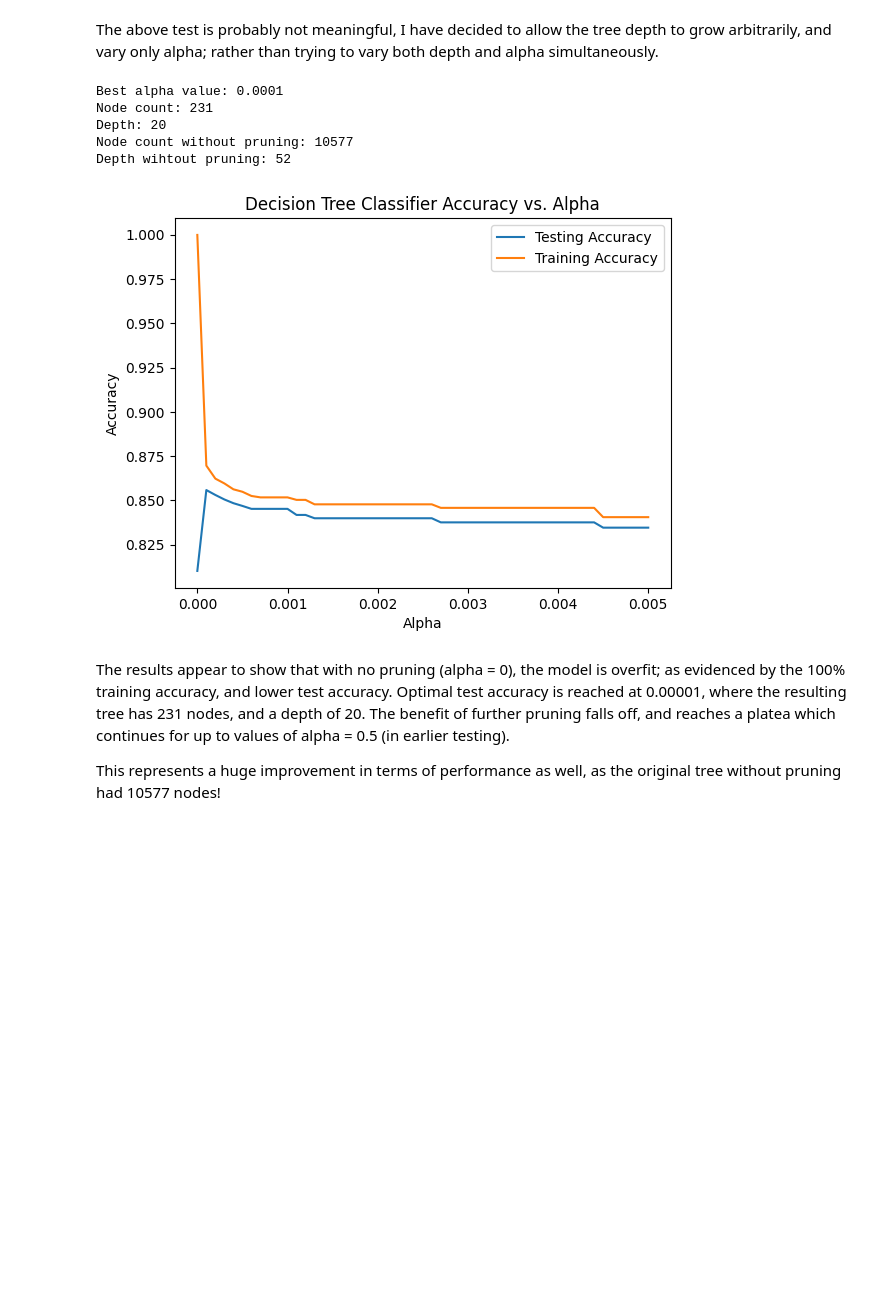
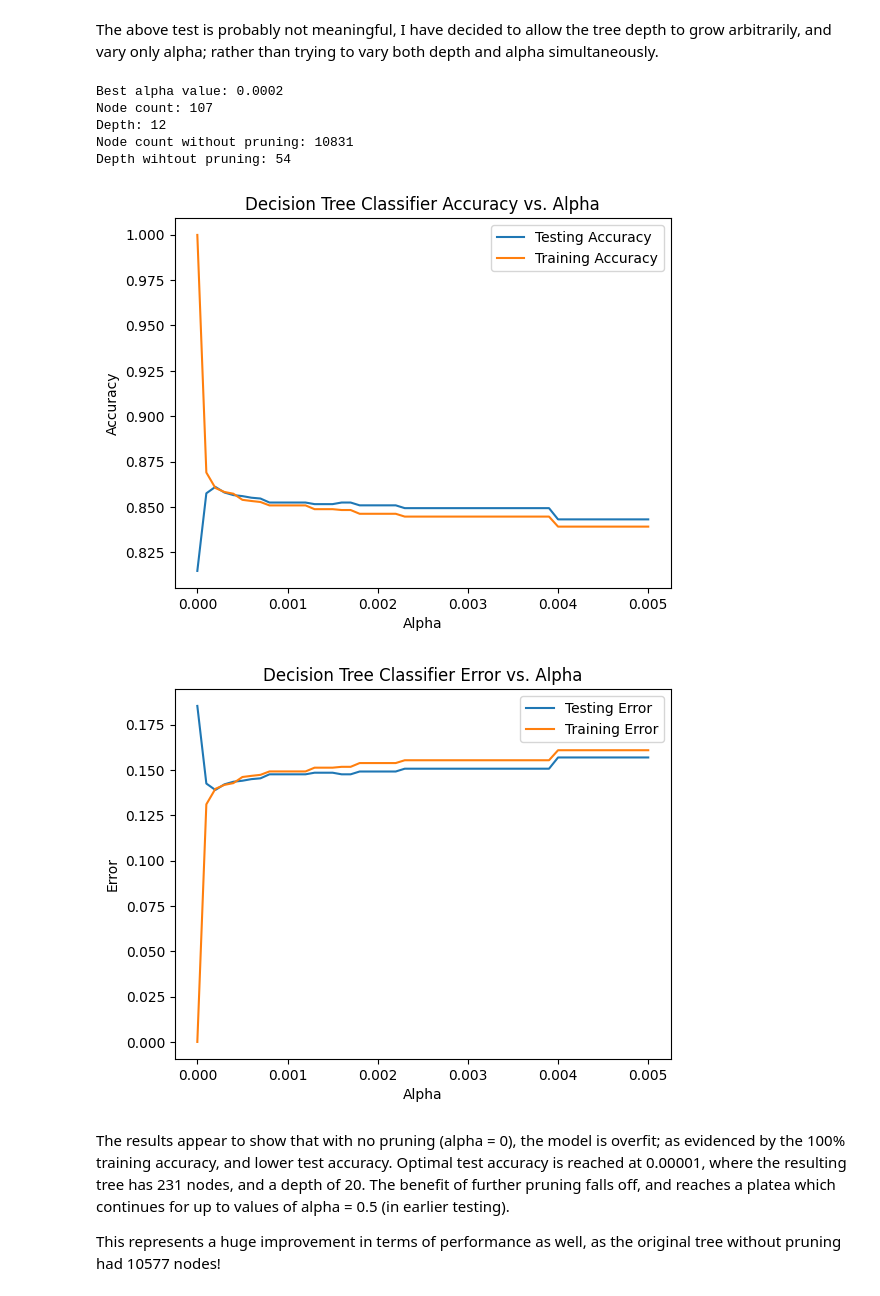
Before and after one commit to SeanMcAuliffe/data-mining, a Jupyter notebook: a1/a1_dt.ipynb, the cells around one changed output. Drawn from its saved outputs; the diff is of its cells as text; code cells hidden in the pictures; blank space fills up the shorter version.

```diff
--- a/a1/a1_dt.ipynb
+++ b/a1/a1_dt.ipynb
@@ -145,6 +129,9 @@ graph
 
 # Create a list of decision tree classifiers with different max_depth values
 # Keeping all other parameters at their default values
+
+X_train, y_train, X_test, y_test = split_dataset(0.8)
+
 dtc_list = []
 for i in range(2, 101):
     dtc_list.append(DecisionTreeClassifier(
@@ -164,17 +151,17 @@ for i in range(2, 101):
 
 # Train each decision tree classifier on the training data
 for i in range(len(dtc_list)):
-    dtc_list[i].fit(training_features, training_labels)
+    dtc_list[i].fit(X_train, y_train)
 
 # Measure the accuracy of each decision tree classifier on the testing data
 accuracy_list = []
 for i in range(len(dtc_list)):
-    accuracy_list.append(dtc_list[i].score(testing_features, testing_labels))
+    accuracy_list.append(dtc_list[i].score(X_test, y_test))
 
 # Measure the accuracy of each decision tree classifier against the training data
 training_accuracy_list = []
 for i in range(len(dtc_list)):
-    training_accuracy_list.append(dtc_list[i].score(training_features, training_labels))
+    training_accuracy_list.append(dtc_list[i].score(X_train, y_train))
 
 # Plot both testing and training accuracy  of each classifier against max_depth
 plt.plot(range(2, 101), accuracy_list, label="Testing Accuracy")
@@ -184,4 +171,17 @@ plt.xlabel("Max Depth")
 plt.ylabel("Accuracy")
 plt.legend()
 plt.show()
+
+# Convert accuracy into error
+error_list = [1 - accuracy for accuracy in accuracy_list]
+training_error_list = [1 - accuracy for accuracy in training_accuracy_list]
+
+# Plot the error graph
+plt.plot(range(2, 101), error_list, label="Testing Error")
+plt.plot(range(2, 101), training_error_list, label="Training Error")
+plt.title("Decision Tree Classifier Error vs. Max Depth")
+plt.xlabel("Max Depth")
+plt.ylabel("Error")
+plt.legend()
+plt.show()
 # %% [output]
@@ -282,6 +283,8 @@ The above test is probably not meaningful, I have decided to allow the tree dept
 # Allow the tree depth to grow arbitrarily
 # Use minimal cost complexity pruning as a post-pruning method to avoid overfitting
 # Plot the model accuracy against the value of alpha used in the pruning
+
+X_train, y_train, X_test, y_test = split_dataset(0.8)
 
 alpha_values = [0.0001*x for x in range(0, 51)]
 
@@ -304,51 +307,65 @@ for a in alpha_values:
 
 # Train each decision tree classifier on the training data
 for i in range(len(dtc_list)):
-    dtc_list[i].fit(training_features, training_labels)
+    dtc_list[i].fit(X_train, y_train)
 
 # Measure the accuracy of each decision tree classifier on the testing data
 accuracy_list = []
 for i in range(len(dtc_list)):
-    accuracy_list.append(dtc_list[i].score(testing_features, testing_labels))
+    accuracy_list.append(dtc_list[i].score(X_test, y_test))
 
 # Find the best alpha value
 best_alpha = alpha_values[accuracy_list.index(max(accuracy_list))]
 print("Best alpha value: " + str(best_alpha))
 
 # The node count at the best alpha is
 best_alpha_node_count = dtc_list[accuracy_list.index(max(accuracy_list))].tree_.node_count
 print("Node count: " + str(best_alpha_node_count))
 
 # The depth of the tree at the best alpha is
 best_alpha_depth = dtc_list[accuracy_list.index(max(accuracy_list))].tree_.max_depth
 print("Depth: " + str(best_alpha_depth))
 
 # The node count and depth of the tree when alpha was 0
 node_count = dtc_list[0].tree_.node_count
 depth = dtc_list[0].tree_.max_depth
 print("Node count without pruning: " + str(node_count))
 print("Depth wihtout pruning: " + str(depth))
 
 # Measure the accuracy of each decision tree classifier against the training data
 training_accuracy_list = []
 for i in range(len(dtc_list)):
-    training_accuracy_list.append(dtc_list[i].score(training_features, training_labels))
+    training_accuracy_list.append(dtc_list[i].score(X_train, y_train))
 
 # Plot both testing and training accuracy  of each classifier against min_samples_split
 plt.plot(alpha_values, accuracy_list, label="Testing Accuracy")
 plt.plot(alpha_values, training_accuracy_list, label="Training Accuracy")
 plt.title("Decision Tree Classifier Accuracy vs. Alpha")
 plt.xlabel("Alpha")
 plt.ylabel("Accuracy")
 plt.legend()
 plt.show()
+
+# Convert the accuracy metrics to error
+error_list = [1 - x for x in accuracy_list]
+training_error_list = [1 - x for x in training_accuracy_list]
+
+# Plot the error of each classifier against alpha
+plt.plot(alpha_values, error_list, label="Testing Error")
+plt.plot(alpha_values, training_error_list, label="Training Error")
+plt.title("Decision Tree Classifier Error vs. Alpha")
+plt.xlabel("Alpha")
+plt.ylabel("Error")
+plt.legend()
+plt.show()
 # %% [output]
-Best alpha value: 0.0001
-Node count: 231
-Depth: 20
-Node count without pruning: 10577
-Depth wihtout pruning: 52
+Best alpha value: 0.0002
+Node count: 107
+Depth: 12
+Node count without pruning: 10831
+Depth wihtout pruning: 54
-[figure, old version]
+[figure, new version]
+[figure, added]
 # %% [markdown]
 The results appear to show that with no pruning (alpha = 0), the model is overfit; as evidenced by the 100% training accuracy, and lower test accuracy. Optimal test accuracy is reached at 0.00001, where the resulting tree has 231 nodes, and a depth of 20. The benefit of further pruning falls off, and reaches a platea which continues for up to values of alpha = 0.5 (in earlier testing).
 
```
Also changed, not shown: parts of 7 cells of this notebook.
